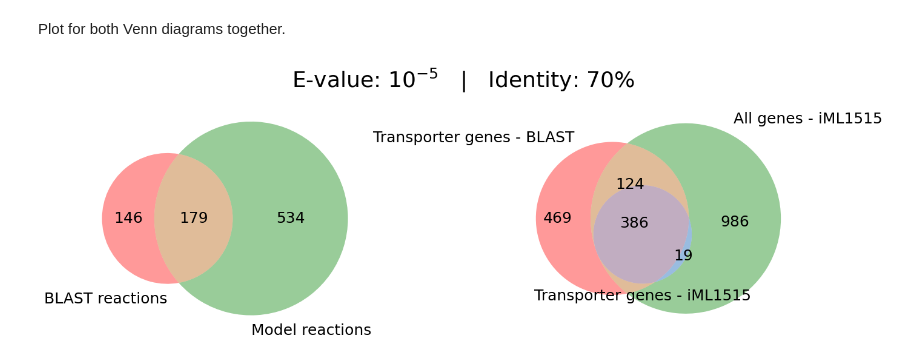
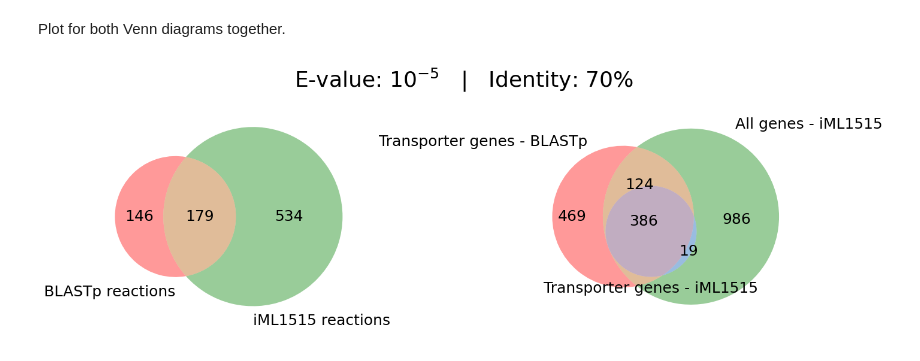
Before and after one commit to blandro/master-project, a Jupyter notebook: Case Study/iML1515/variants/variants_drafts.ipynb, the cells around one changed output. Cells and saved outputs as stored; diff of their text form; code cells hidden in the pictures.

```diff
--- a/Case Study/iML1515/variants/variants_drafts.ipynb
+++ b/Case Study/iML1515/variants/variants_drafts.ipynb
@@ -292,33 +292,33 @@ set_model_bigg = set(frozenset(r) for r in reactions_bigg_model)
 
 fig, (ax1, ax2) = plt.subplots(1, 2, figsize=(14, 7))
 
 plt.sca(ax1)
 venn_out_2 = venn2([set_e_coli_bigg, set_model_bigg],
-                   set_labels=("BLAST reactions", "Model reactions"))
+                   set_labels=("BLASTp reactions", "iML1515 reactions"))
 
 for t in venn_out_2.set_labels:
     t.set_fontsize(18)
 for t in venn_out_2.subset_labels:
     if t is not None:
         t.set_fontsize(18)
 
 plt.sca(ax2)
 venn_out_3 = venn3([set1, set2, set3],
-                   set_labels=("Transporter genes - BLAST", "All genes - iML1515", "Transporter genes - iML1515"))
+                   set_labels=("Transporter genes - BLASTp", "All genes - iML1515", "Transporter genes - iML1515"))
 
 for t in venn_out_3.set_labels:
     t.set_fontsize(18)
 if venn_out_3.subset_labels is not None:
     for label in venn_out_3.subset_labels:
         if label is not None:
             label.set_fontsize(18)
 
 
 fig.suptitle(f"E-value: {e_val_latex}   |   Identity: {identity}%", fontsize=26)
 
 plt.tight_layout(rect=[0, 0.03, 1, 1.3])
 plt.savefig(f"../figs/common_tdb_iML1515_{e_val}_{identity}.pdf")
 plt.show()
 plt.close()
 # %% [output]
-[figure, old version]
+[figure, new version]
```
Also changed, not shown: 4 other files.
